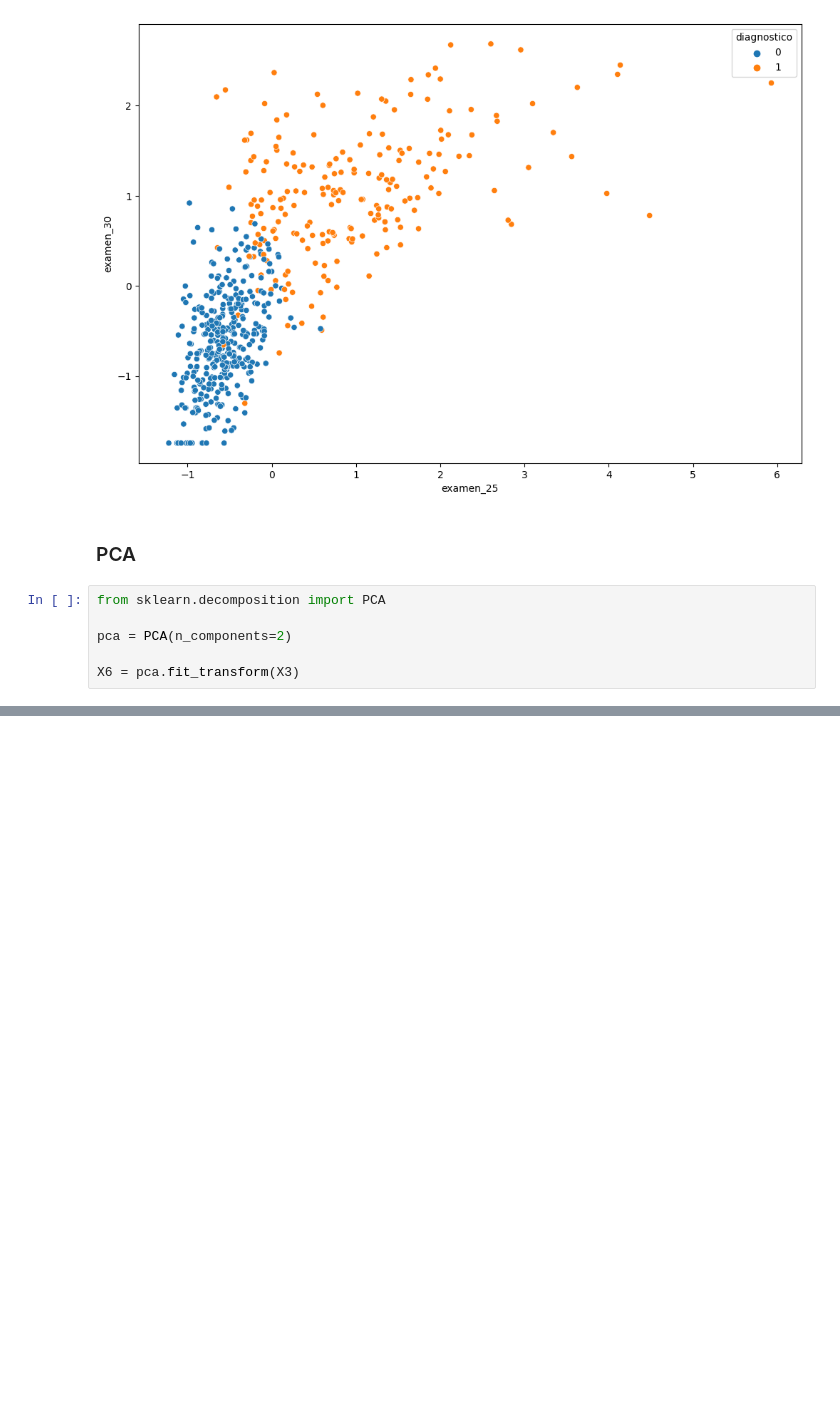
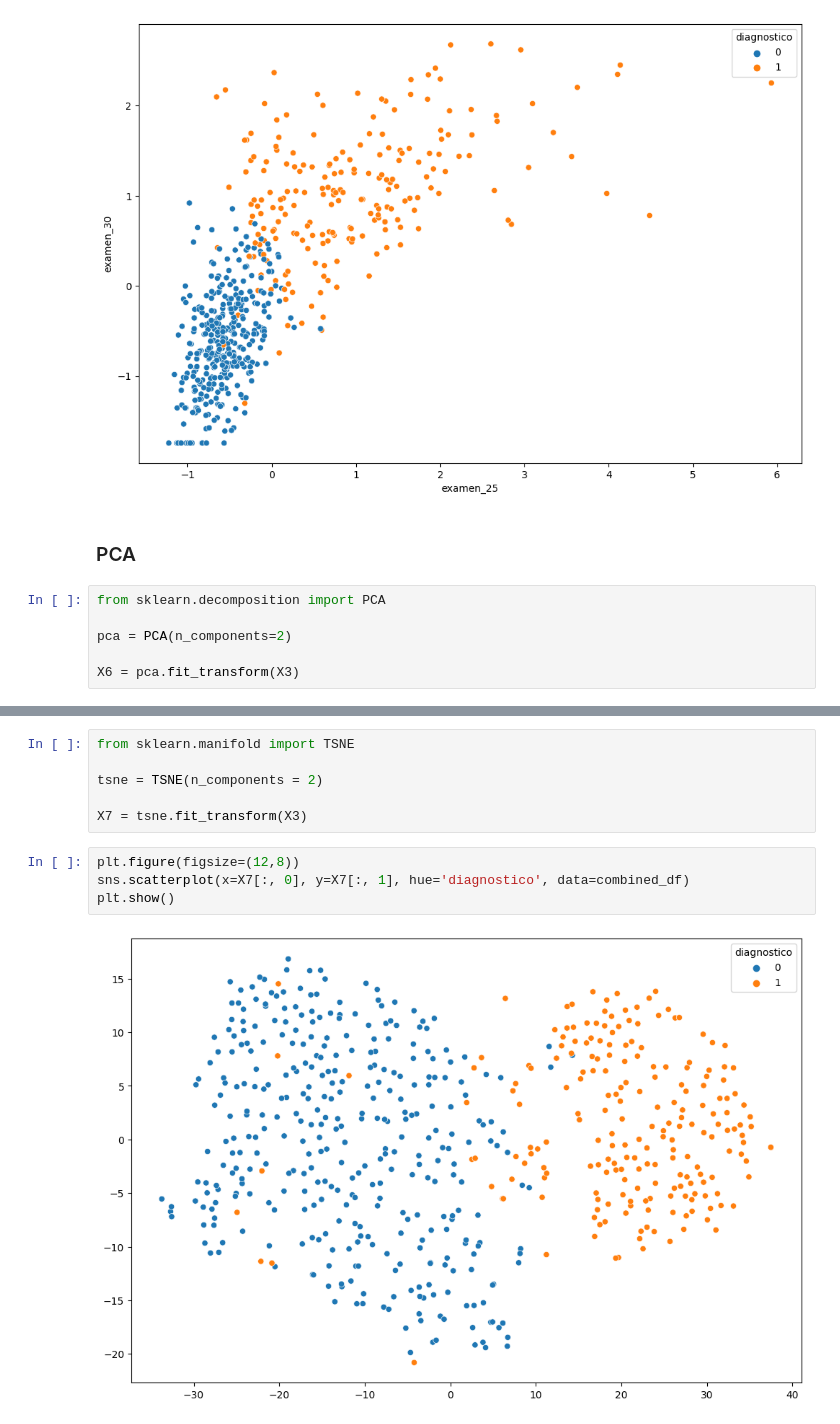
Before and after one commit to RicardoDuranS/Deteccion_tumores, a Jupyter notebook: dimensionality_reduction.ipynb, the cells around one changed output, grey strips where cells are left out. Cells and saved outputs as stored; diff of their text form; blank space fills up the shorter version.

```diff
--- a/dimensionality_reduction.ipynb
+++ b/dimensionality_reduction.ipynb
@@ -545,0 +587,12 @@ plt.show()
+# %%
+from sklearn.manifold import TSNE
+
+tsne = TSNE(n_components = 2)
+
+X7 = tsne.fit_transform(X3)
+# %%
+plt.figure(figsize=(12,8))
+sns.scatterplot(x=X7[:, 0], y=X7[:, 1], hue='diagnostico', data=combined_df)
+plt.show()
+# %% [output]
+[figure, added]
```
Also changed, not shown: parts of 23 cells of this notebook.
